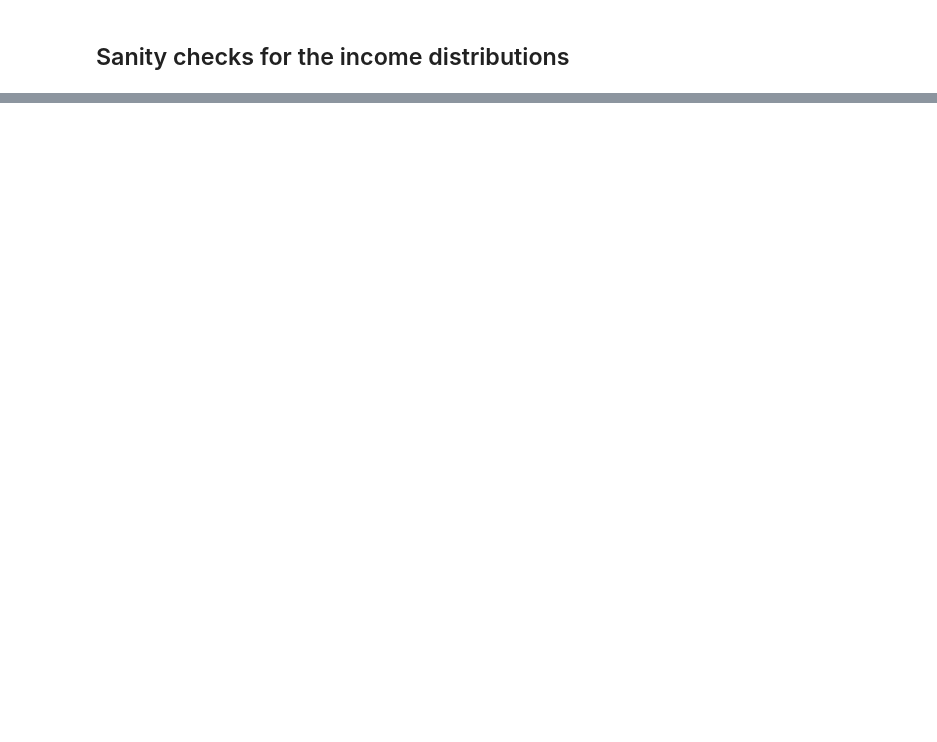
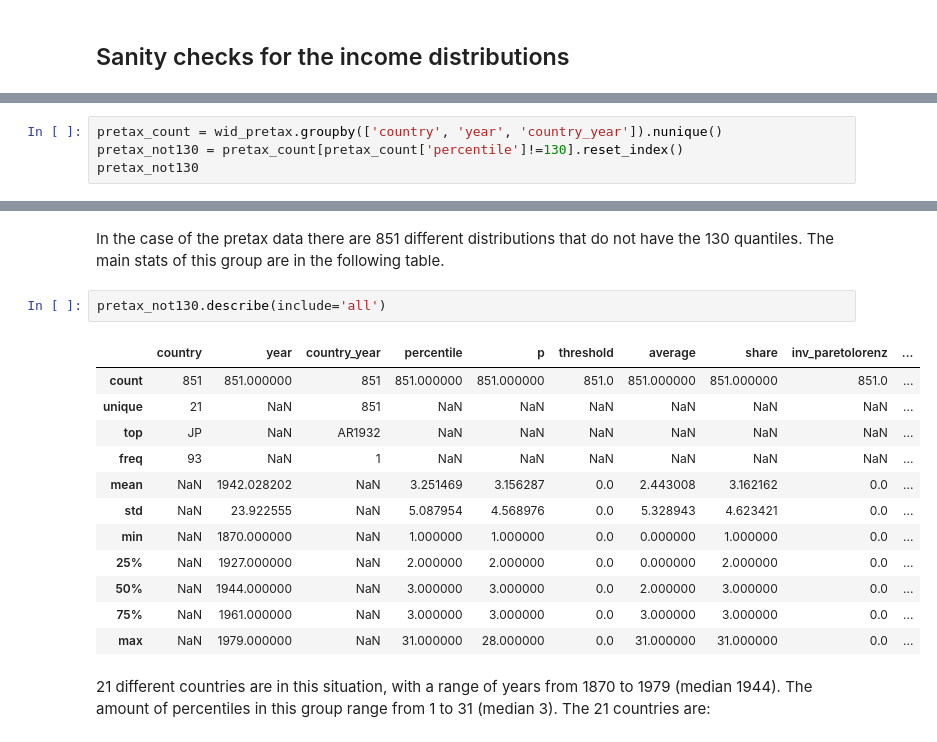
Before and after one commit to owid/notebooks, a Jupyter notebook: PabloArriagada/poverty_inequality_dataexplorer/WID/wid.ipynb, the cells around one changed output, grey strips where cells are left out. Saved outputs shown, nothing was run; the diff lists cells and outputs as text; blank space fills up the shorter version.

```diff
--- a/PabloArriagada/poverty_inequality_dataexplorer/WID/wid.ipynb
+++ b/PabloArriagada/poverty_inequality_dataexplorer/WID/wid.ipynb
@@ -70,0 +124,4 @@ wid_posttax_dis.describe()
+# %%
+pretax_count = wid_pretax.groupby(['country', 'year', 'country_year']).nunique()
+pretax_not130 = pretax_count[pretax_count['percentile']!=130].reset_index()
+pretax_not130
@@ -70,0 +142,19 @@ wid_posttax_dis.describe()
+# %% [markdown]
+In the case of the pretax data there are 851 different distributions that do not have the 130 quantiles. The main stats of this group are in the following table.
+# %%
+pretax_not130.describe(include='all')
+# %% [output]
+|  | country | year | country_year | percentile | p | threshold | average | share | inv_paretolorenz | ... |
+| count | 851 | 851.000000 | 851 | 851.000000 | 851.000000 | 851.0 | 851.000000 | 851.000000 | 851.0 | ... |
+| unique | 21 | NaN | 851 | NaN | NaN | NaN | NaN | NaN | NaN | ... |
+| top | JP | NaN | AR1932 | NaN | NaN | NaN | NaN | NaN | NaN | ... |
+| freq | 93 | NaN | 1 | NaN | NaN | NaN | NaN | NaN | NaN | ... |
+| mean | NaN | 1942.028202 | NaN | 3.251469 | 3.156287 | 0.0 | 2.443008 | 3.162162 | 0.0 | ... |
+| std | NaN | 23.922555 | NaN | 5.087954 | 4.568976 | 0.0 | 5.328943 | 4.623421 | 0.0 | ... |
+| min | NaN | 1870.000000 | NaN | 1.000000 | 1.000000 | 0.0 | 0.000000 | 1.000000 | 0.0 | ... |
+| 25% | NaN | 1927.000000 | NaN | 2.000000 | 2.000000 | 0.0 | 0.000000 | 2.000000 | 0.0 | ... |
+| 50% | NaN | 1944.000000 | NaN | 3.000000 | 3.000000 | 0.0 | 2.000000 | 3.000000 | 0.0 | ... |
+| 75% | NaN | 1961.000000 | NaN | 3.000000 | 3.000000 | 0.0 | 3.000000 | 3.000000 | 0.0 | ... |
+| max | NaN | 1979.000000 | NaN | 31.000000 | 28.000000 | 0.0 | 31.000000 | 31.000000 | 0.0 | ... |
+# %% [markdown]
+21 different countries are in this situation, with a range of years from 1870 to 1979 (median 1944). The amount of percentiles in this group range from 1 to 31 (median 3). The 21 countries are:
```
Also changed, not shown: parts of 42 cells of this notebook, 9 other files.
